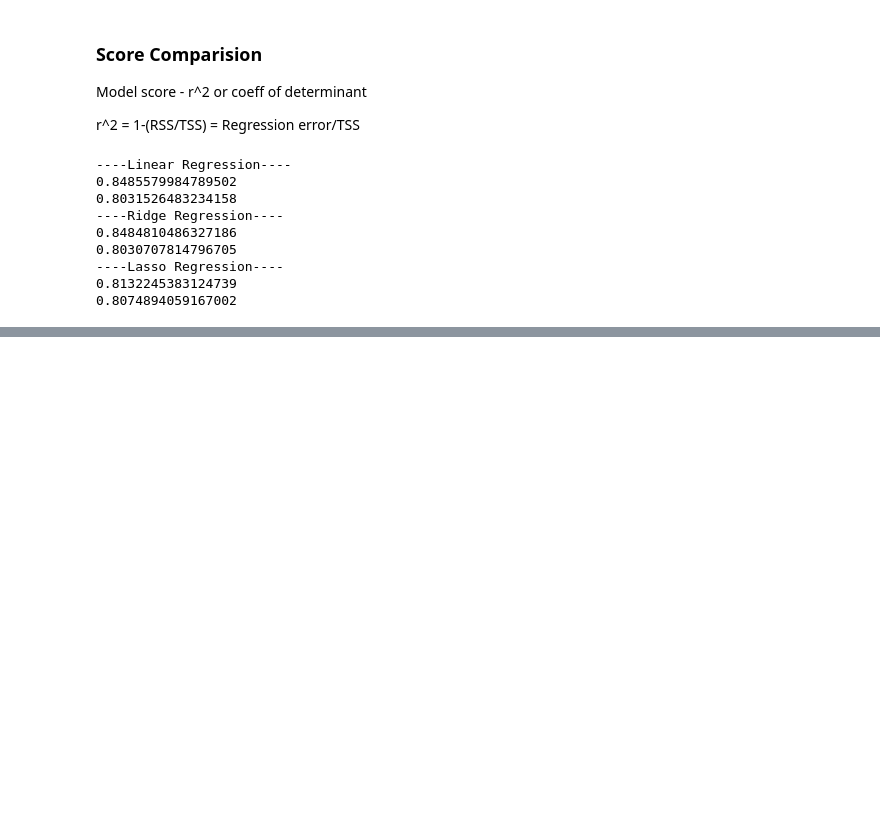
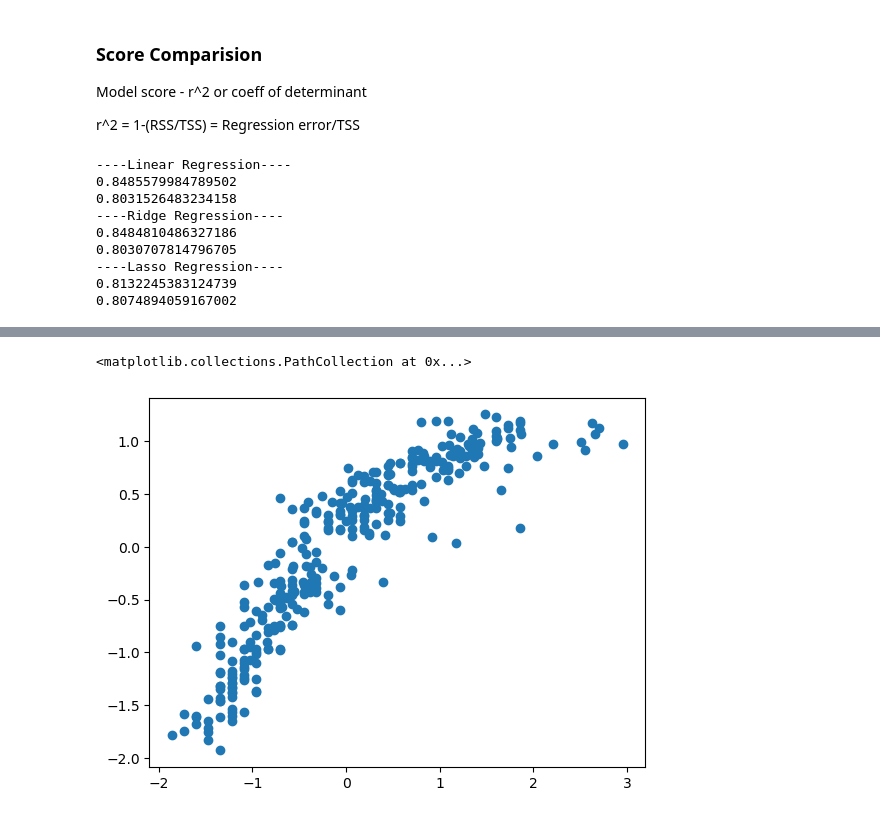
Before and after one commit to rojaranirepalle/Full-Stack-Data-Science-WIth-Gen-AI-and-Agentic-AI, a Jupyter notebook: ML/Regularization/LR-regularization.ipynb, the cells around one changed output, grey strips where cells are left out. Cells and saved outputs as stored; diff of their text form; code cells hidden in the pictures; blank space fills up the shorter version.

```diff
--- a/ML/Regularization/LR-regularization.ipynb
+++ b/ML/Regularization/LR-regularization.ipynb
@@ -310,0 +324,6 @@ print(lasso_model.score(x_test, y_test))
+# %%
+y_pred = lasso_model.predict(x_test)
+plt.scatter(y_test, y_pred)
+# %% [output]
+<matplotlib.collections.PathCollection at 0x...>
+[figure, added]
```
Also changed, not shown: parts of 3 cells of this notebook.
